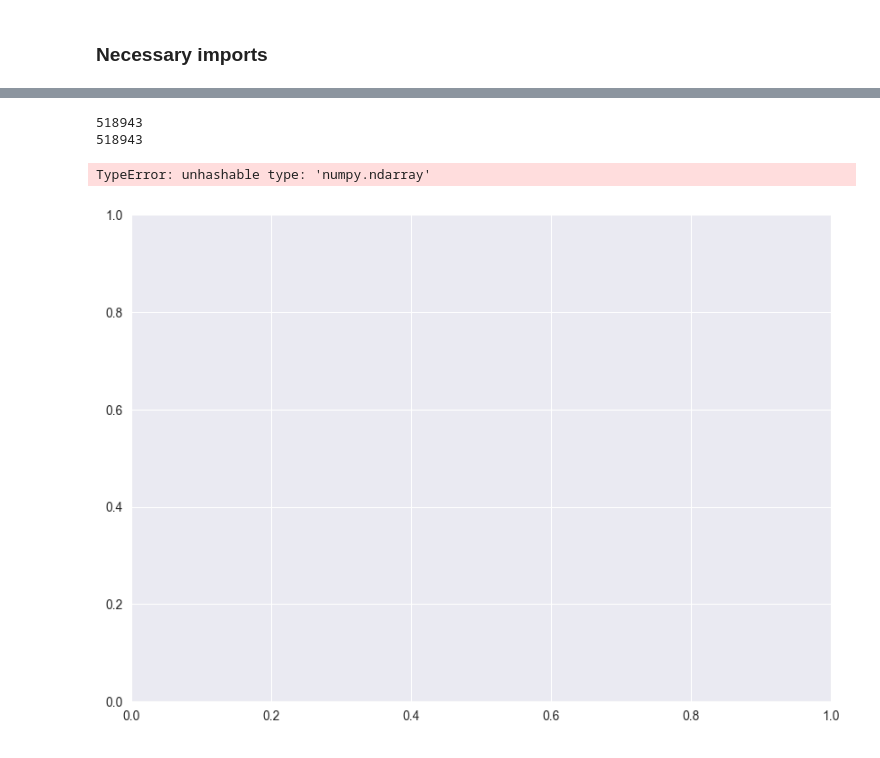
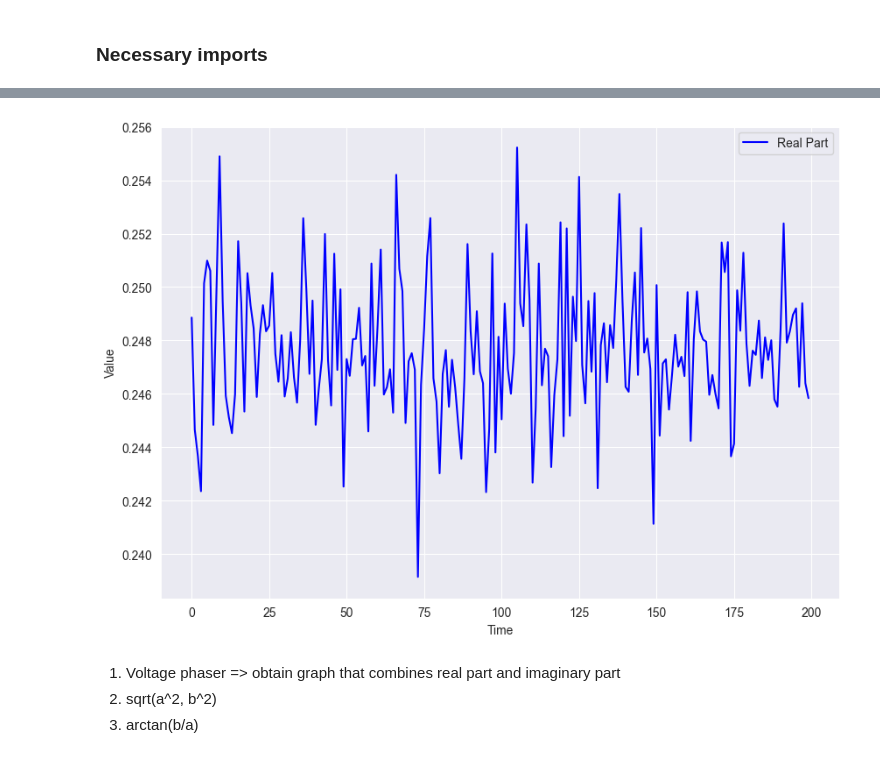
Before and after one commit to Policooo/Sustainable-Energy-Behavior, a Jupyter notebook: graphs.ipynb, the cells around one changed output, grey strips where cells are left out. Drawn from its saved outputs; the diff is of its cells as text; code cells hidden in the pictures.

Commit message:
basic visualisation of data

```diff
--- a/graphs.ipynb
+++ b/graphs.ipynb
@@ -7,10 +8,12 @@ import matplotlib.pyplot as plt
 import seaborn as sns
 import datetime
 # %%
-file_path_h1 = r"C:\Users\Paul\PycharmProjects\Sustainable-Energy-Behavior\dataset\H1\Tagged_Training_04_13_1334300401\LF1I.csv"
+file_path_volts = r"C:\Users\Paul\PycharmProjects\Sustainable-Energy-Behavior\dataset\H1\Tagged_Training_04_13_1334300401\LF1V.csv"
+file_path_amps = r"C:\Users\Paul\PycharmProjects\Sustainable-Energy-Behavior\dataset\H1\Tagged_Training_04_13_1334300401\LF1I.csv"
 file_path_time_ticks = r"C:\Users\Paul\PycharmProjects\Sustainable-Energy-Behavior\dataset\H1\Tagged_Training_04_13_1334300401\TimeTicks1.csv"
 
-h1 = pd.read_csv(file_path_h1)
+volts = pd.read_csv(file_path_volts)
+amps = pd.read_csv(file_path_amps)
 time_ticks = pd.read_csv(file_path_time_ticks)
 # %%
 print(time_ticks.head())
@@ -33,0 +30,11 @@ print(time_ticks)
+# %%
+np_volts = np.array(volts)
+np_amps = np.array(amps)
+np_volts = np.array([[complex(y.replace("i", "j")) for y in x] for x in np_volts])
+np_amps = np.array([[complex(y.replace("i", "j")) for y in x] for x in np_amps])
+
+real_part_volts = np.real(np_volts)
+imag_part_volts = np.imag(np_volts)
+real_part_amps = np.real(np_amps)
+imag_part_amps = np.imag(np_amps)
+np_time_ticks = np.array(time_ticks)
@@ -34,15 +73,18 @@ print(time_ticks)
+# %%
+abs_z = np.abs(np_amps)
 # %%
-np_h1 = np.array(h1).tolist()
-np_time_ticks = np.array(time_ticks).tolist()
-
+# Plot the real and imaginary parts separately
 plt.figure(figsize=(10, 7))
-plt.plot(np_time_ticks, np_h1, marker='0', linestyle='-', color='b')
+plt.plot(range(200), abs_z.T[0][:200], linestyle='-', color='b', label='Real Part')
+#plt.plot(range(200), abs_z.T[1][:200], linestyle='-', color='r', label='Imaginary Part')
 plt.xlabel("Time")
-plt.ylabel("Da")
+plt.ylabel("Value")
+plt.legend()
 plt.grid(True)
 plt.show()
 # %% [output]
-518943
-518943
-TypeError: unhashable type: 'numpy.ndarray'
-[figure, old version]
+[figure, new version]
+# %% [markdown]
+1. Voltage phaser => obtain graph that combines real part and imaginary part
+2. sqrt(a^2, b^2)
+3. arctan(b/a)
```
Also changed, not shown: parts of 3 cells of this notebook.
